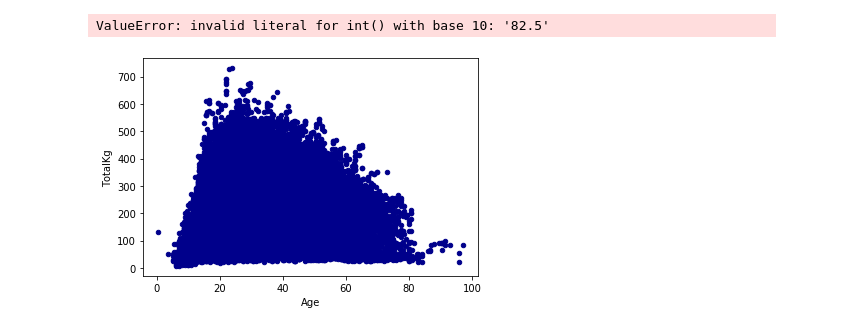
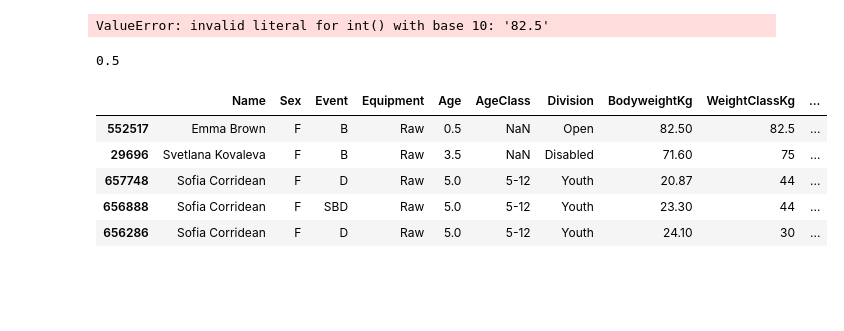
Before and after one commit to Emma-Pang/Powerlifting-data-analysis, a Jupyter notebook: liftingdata_analysis.ipynb, the cells around one changed output. Drawn from its saved outputs; the diff is of its cells as text; code cells hidden in the pictures; blank space fills up the shorter version.

```diff
--- a/liftingdata_analysis.ipynb
+++ b/liftingdata_analysis.ipynb
@@ -252,9 +221,19 @@ array([['56'],
 weight_array.astype(int)
 # %% [output]
 ValueError: invalid literal for int() with base 10: '82.5'
-# %%
-ax1 = f_data_cleaned.plot.scatter(x='Age',
-                      y='TotalKg',
-                      c='DarkBlue')
-# %% [output]
-[figure, removed]
+# %%
+#find weird outlier age
+f_data_cleaned['Age'].min()
+# %% [output]
+0.5
+# %%
+#sort by age
+f_data_cleaned.sort_values('Age', inplace=True)
+f_data_cleaned.head()
+# %% [output]
+|  | Name | Sex | Event | Equipment | Age | AgeClass | Division | BodyweightKg | WeightClassKg | ... |
+| 552517 | Emma Brown | F | B | Raw | 0.5 | NaN | Open | 82.50 | 82.5 | ... |
+| 29696 | Svetlana Kovaleva | F | B | Raw | 3.5 | NaN | Disabled | 71.60 | 75 | ... |
+| 657748 | Sofia Corridean | F | D | Raw | 5.0 | 5-12 | Youth | 20.87 | 44 | ... |
+| 656888 | Sofia Corridean | F | SBD | Raw | 5.0 | 5-12 | Youth | 23.30 | 44 | ... |
+| 656286 | Sofia Corridean | F | D | Raw | 5.0 | 5-12 | Youth | 24.10 | 30 | ... |
```
Also changed, not shown: parts of 27 cells of this notebook.
